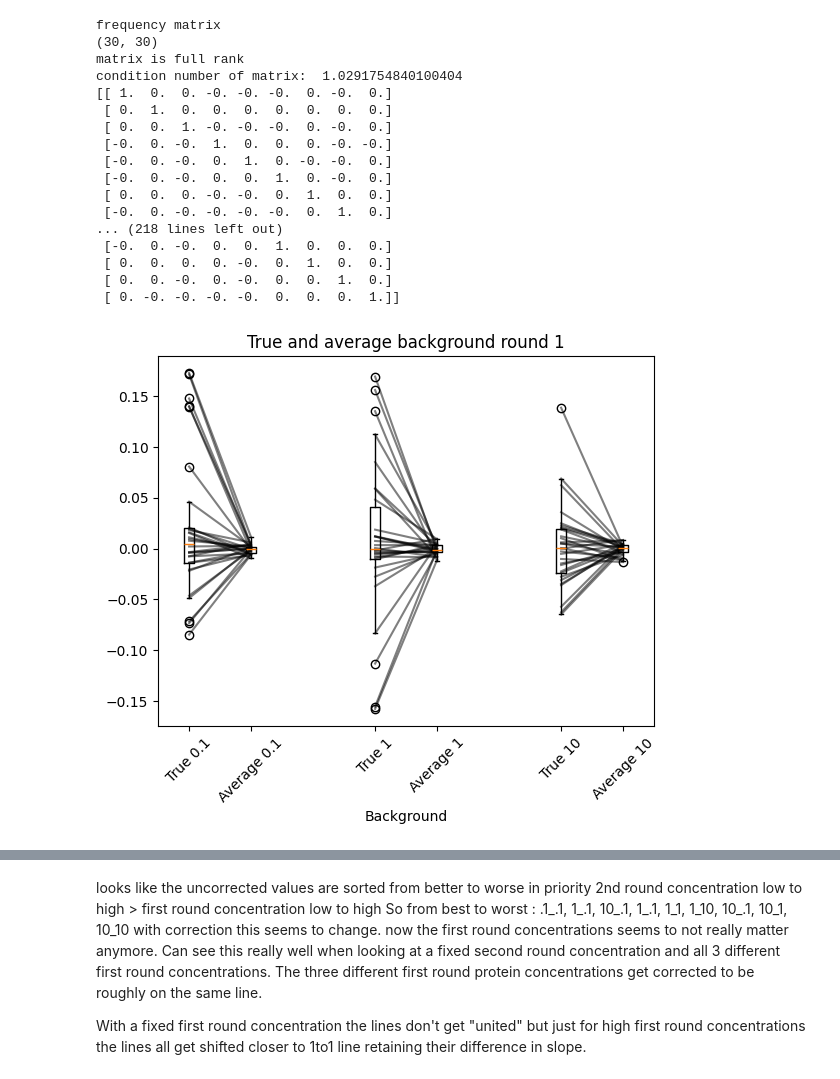
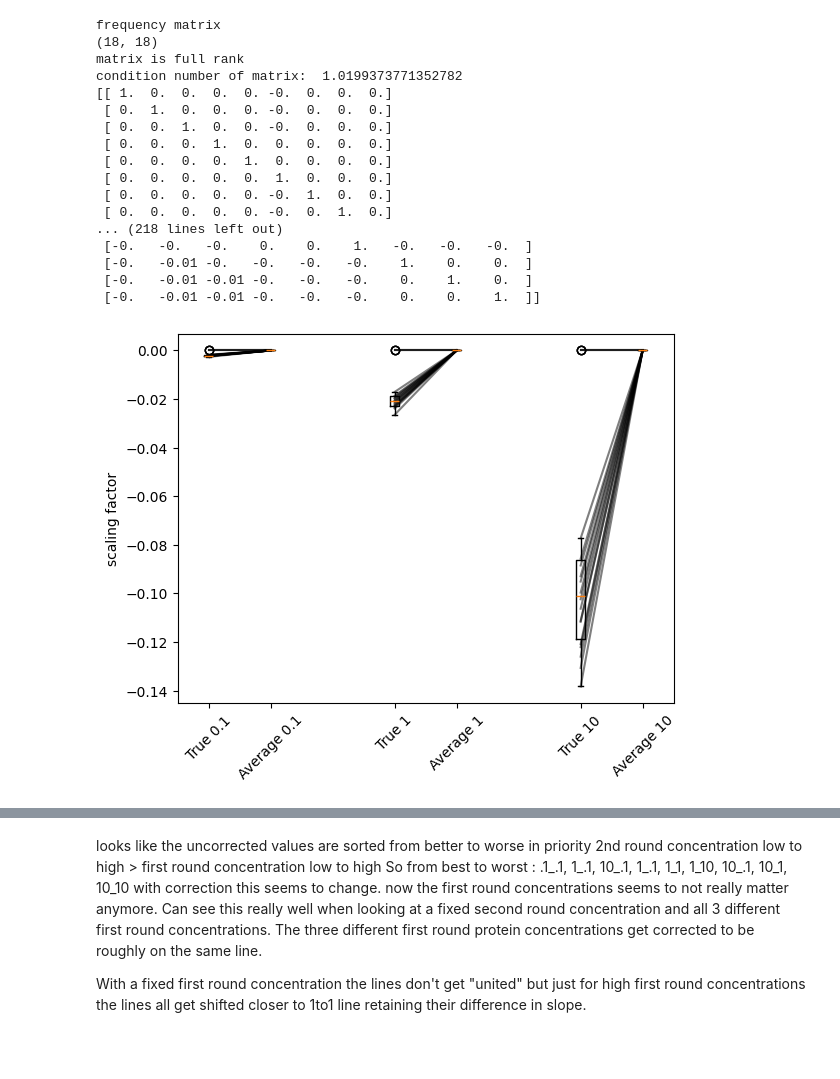
Before and after one commit to JoshuaGensel/dmMIME_correction, a Jupyter notebook: src/exploratory_analysis.ipynb, the cells around one changed output, grey strips where cells are left out. Cells and saved outputs as stored; diff of their text form; code cells hidden in the pictures; blank space fills up the shorter version.

Commit message:
cleaned up figures

```diff
--- a/src/exploratory_analysis.ipynb
+++ b/src/exploratory_analysis.ipynb
@@ -4,9 +4,9 @@ import numpy as np
 import MIME_correction
 # %%
 def get_pool_data(first_round_targets : str, second_round_targets : str):
-    path = "/datadisk/MIME/discrete_L10_q4_n500k_bg_test/"
+    path = "/datadisk/MIME/final/deterministic_beta2_kdwt0/"
     ground_truth = np.loadtxt(path + f"target1_{first_round_targets}_target2_{second_round_targets}/ground_truth.csv", delimiter=",")
-    kd_wt = 1 #* np.e ** 2
+    kd_wt = 1 #* np.e #** 2
     ground_truth = ground_truth/kd_wt
     round_1 = np.log(np.loadtxt(path + f"target1_{first_round_targets}_target2_{second_round_targets}/round_1/effects.csv", delimiter=","))
     round_2 = np.log(np.loadtxt(path + f"target1_{first_round_targets}_target2_{second_round_targets}/round_2/effects.csv", delimiter=","))
@@ -96,22 +96,22 @@ for first_round_targets in ["0.1", "1", "10"]:
         average_background_r2s.append(average_background_r2)
 # %% [output]
 frequency matrix
-(30, 30)
+(18, 18)
 matrix is full rank
-condition number of matrix:  1.0291754840100404
-[[ 1.  0.  0. -0. -0. -0.  0. -0.  0.]
- [ 0.  1.  0.  0.  0.  0.  0.  0.  0.]
- [ 0.  0.  1. -0. -0. -0.  0. -0.  0.]
- [-0.  0. -0.  1.  0.  0.  0. -0. -0.]
- [-0.  0. -0.  0.  1.  0. -0. -0.  0.]
- [-0.  0. -0.  0.  0.  1.  0. -0.  0.]
- [ 0.  0.  0. -0. -0.  0.  1.  0.  0.]
- [-0.  0. -0. -0. -0. -0.  0.  1.  0.]
+condition number of matrix:  1.0199373771352782
+[[ 1.  0.  0.  0.  0. -0.  0.  0.  0.]
+ [ 0.  1.  0.  0.  0. -0.  0.  0.  0.]
+ [ 0.  0.  1.  0.  0. -0.  0.  0.  0.]
+ [ 0.  0.  0.  1.  0.  0.  0.  0.  0.]
+ [ 0.  0.  0.  0.  1.  0.  0.  0.  0.]
+ [ 0.  0.  0.  0.  0.  1.  0.  0.  0.]
+ [ 0.  0.  0.  0.  0. -0.  1.  0.  0.]
+ [ 0.  0.  0.  0.  0. -0.  0.  1.  0.]
 ... (218 lines left out)
- [-0.  0. -0.  0.  0.  1.  0.  0.  0.]
- [ 0.  0.  0.  0. -0.  0.  1.  0.  0.]
- [ 0.  0. -0.  0. -0.  0.  0.  1.  0.]
- [ 0. -0. -0. -0. -0.  0.  0.  0.  1.]]
+ [-0.   -0.   -0.    0.    0.    1.   -0.   -0.   -0.  ]
+ [-0.   -0.01 -0.   -0.   -0.   -0.    1.    0.    0.  ]
+ [-0.   -0.01 -0.01 -0.   -0.   -0.    0.    1.    0.  ]
+ [-0.   -0.01 -0.01 -0.   -0.   -0.    0.    0.    1.  ]]
 # %%
 effect_distribution = np.log(ground_truths[0])
 # #plot effect distribution
@@ -135,22 +135,23 @@ effect_distribution = np.log(ground_truths[0])
 # %%
 # boxplot of true background and average background round 1
 data_01 = np.array([true_background_r1s[1], average_background_r1s[1]]).T
 data_1 = np.array([true_background_r1s[4], average_background_r1s[4]]).T
 data_10 = np.array([true_background_r1s[7], average_background_r1s[7]]).T
 plt.figure()
 plt.boxplot(data_01, positions=[1,2])
 plt.boxplot(data_1, positions=[4,5])
 plt.boxplot(data_10, positions=[7,8])
 # plot lines between true and average
 for i in range(len(true_background_r1s[1])):
     plt.plot([1,2], [true_background_r1s[1][i], average_background_r1s[1][i]], color="black", alpha=0.5)
     plt.plot([4,5], [true_background_r1s[4][i], average_background_r1s[4][i]], color="black", alpha=0.5)
     plt.plot([7,8], [true_background_r1s[7][i], average_background_r1s[7][i]], color="black", alpha=0.5)
-plt.title("True and average background round 1")
-plt.xlabel("Background")
+# plt.title("True and average background round 1")
+# plt.xlabel("Background")
+plt.ylabel("scaling factor")
 plt.xticks([1,2,4,5,7,8], ["True 0.1", "Average 0.1", "True 1", "Average 1", "True 10", "Average 10"], rotation=45)
 plt.show()
 # %% [output]
-[figure, old version]
+[figure, new version]
 # %%
 # plot effect vs background difference for round 1s all in one plot
```
Also changed, not shown: parts of 12 cells of this notebook, 2 other files.
